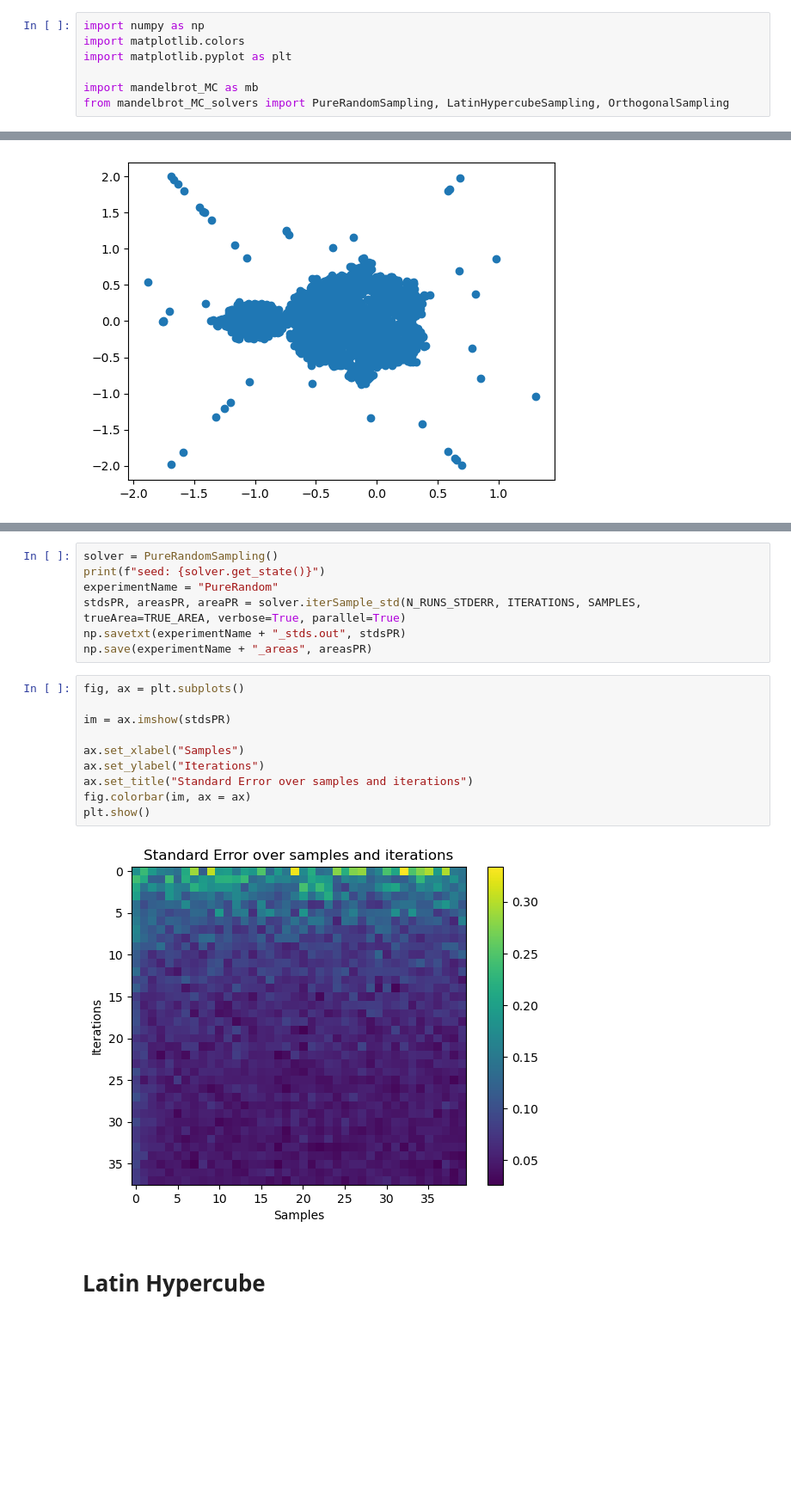
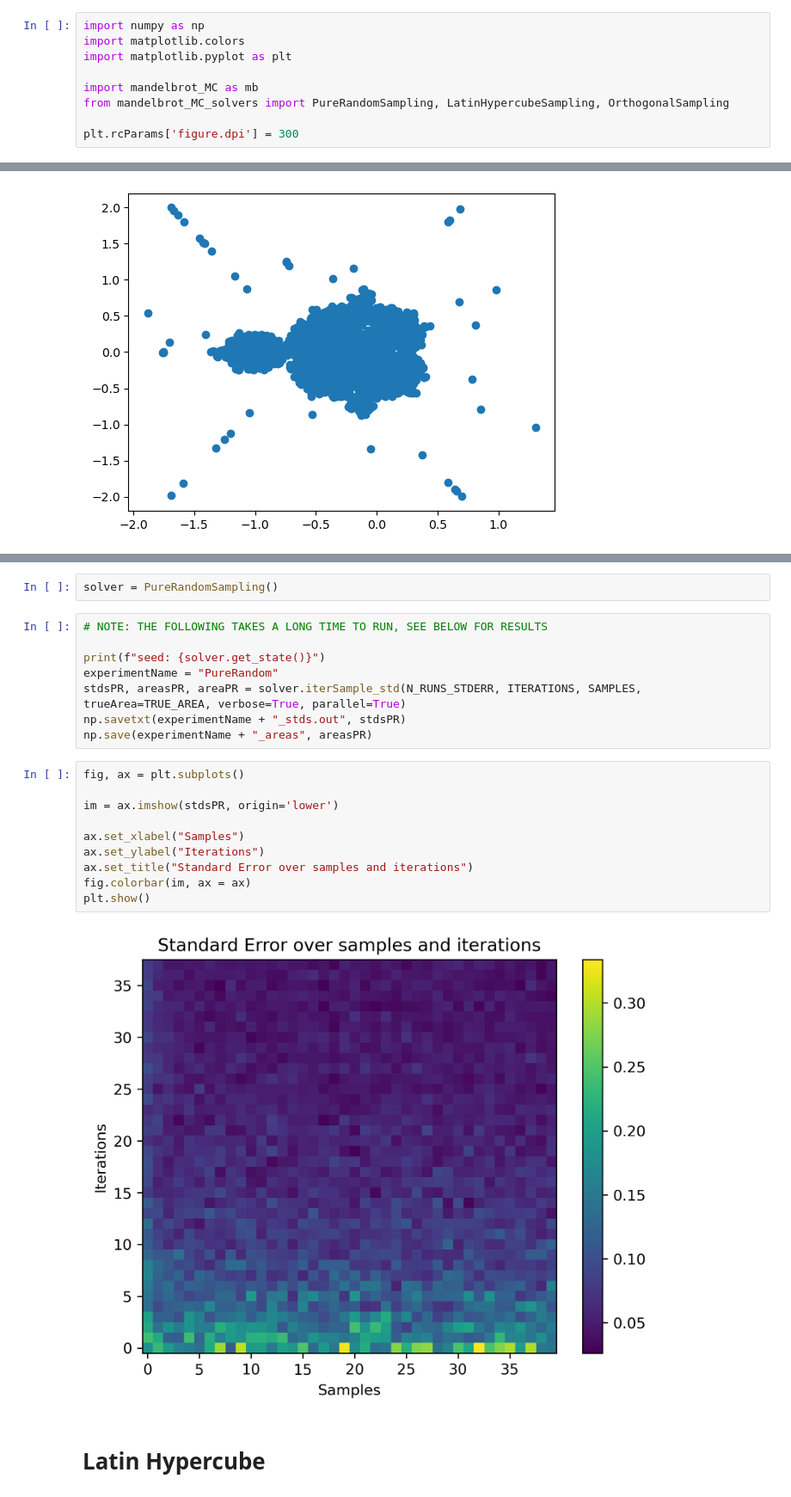
Before and after one commit to Kattelijn/Stochastic-Simulation, a Jupyter notebook: mandelbrot_MC_testPlots.ipynb, the cells around one changed output, grey strips where cells are left out. Shown at 86% size. Drawn from its saved outputs; the diff is of its cells as text; blank space fills up the shorter version.

```diff
--- a/mandelbrot_MC_testPlots.ipynb
+++ b/mandelbrot_MC_testPlots.ipynb
@@ -5,6 +5,8 @@ import matplotlib.pyplot as plt
 
 import mandelbrot_MC as mb
 from mandelbrot_MC_solvers import PureRandomSampling, LatinHypercubeSampling, OrthogonalSampling
+
+plt.rcParams['figure.dpi'] = 300
 # %% [markdown]
 # Mandelbrot set
 # %%
@@ -63,5 +69,8 @@ Area=1.5032
+# %%
+solver = PureRandomSampling()
 # %%
-solver = PureRandomSampling()
+# NOTE: THE FOLLOWING TAKES A LONG TIME TO RUN, SEE BELOW FOR RESULTS
+
 print(f"seed: {solver.get_state()}")
 experimentName = "PureRandom"
 stdsPR, areasPR, areaPR = solver.iterSample_std(N_RUNS_STDERR, ITERATIONS, SAMPLES, trueArea=TRUE_AREA, verbose=True, parallel=True)
@@ -70,15 +79,15 @@ np.save(experimentName + "_areas", areasPR)
 # %%
 fig, ax = plt.subplots()
 
-im = ax.imshow(stdsPR)
+im = ax.imshow(stdsPR, origin='lower')
 
 ax.set_xlabel("Samples")
 ax.set_ylabel("Iterations")
 ax.set_title("Standard Error over samples and iterations")
 fig.colorbar(im, ax = ax)
 plt.show()
 # %% [output]
-[figure, old version]
+[figure, new version]
 # %% [markdown]
 # Latin Hypercube
 # %% [markdown]
```
Also changed, not shown: parts of 17 cells of this notebook, 1 other file.
